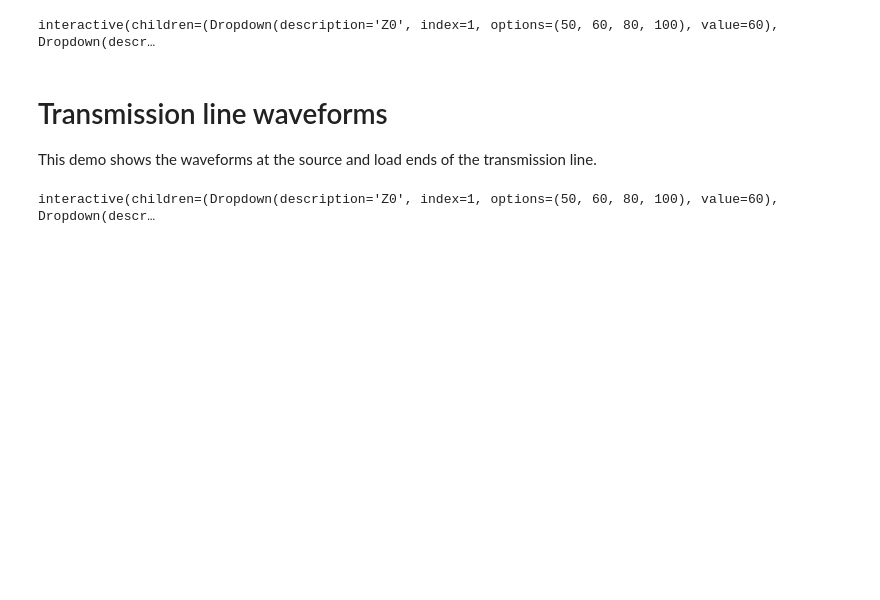
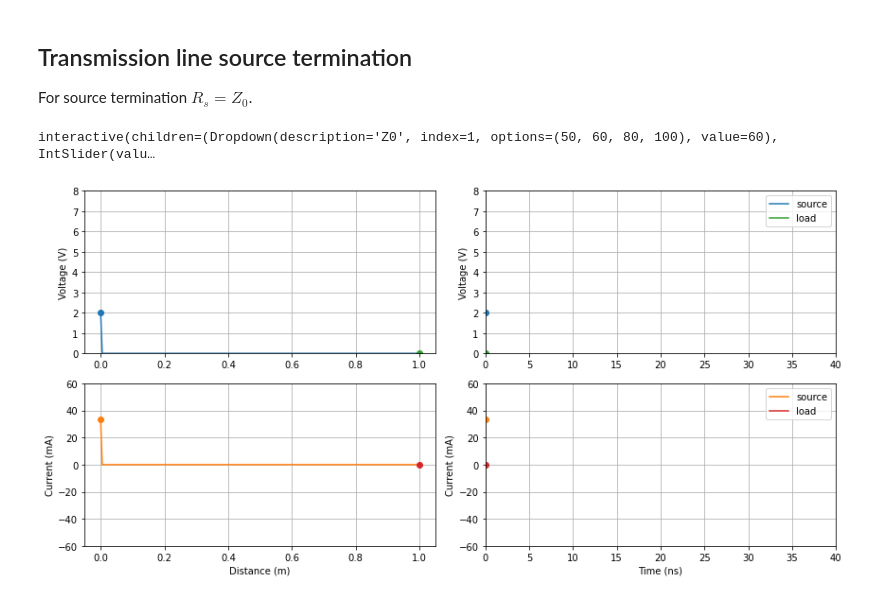
Before and after one commit to mph-/es-notebooks, a Jupyter notebook: intro/txline_termination.ipynb, the cells around one changed output. Saved outputs shown, nothing was run; the diff lists cells and outputs as text; code cells hidden in the pictures; blank space fills up the shorter version.

```diff
--- a/intro/txline_termination.ipynb
+++ b/intro/txline_termination.ipynb
@@ -35,14 +17,10 @@ This demos shows how the reflected waves sum at different points along the trans
+# %% [markdown]
+## Transmission line source termination
+
+For source termination $R_s = Z_0$.
 # %%
-from demos import txline_demo3
-txline_demo3();
+from demos import txline_source_termination_demo1
+txline_source_termination_demo1();
 # %% [output]
-interactive(children=(Dropdown(description='Z0', index=1, options=(50, 60, 80, 100), value=60), Dropdown(descr…
+interactive(children=(Dropdown(description='Z0', index=1, options=(50, 60, 80, 100), value=60), IntSlider(valu…
+[figure, added]
-# %% [markdown]
-# Transmission line waveforms
-
-This demo shows the waveforms at the source and load ends of the transmission line.
-# %%
-from demos import txline_demo4
-txline_demo4();
-# %% [output]
-interactive(children=(Dropdown(description='Z0', index=1, options=(50, 60, 80, 100), value=60), Dropdown(descr…
```
Also changed, not shown: parts of 9 cells of this notebook, 1 other file.
